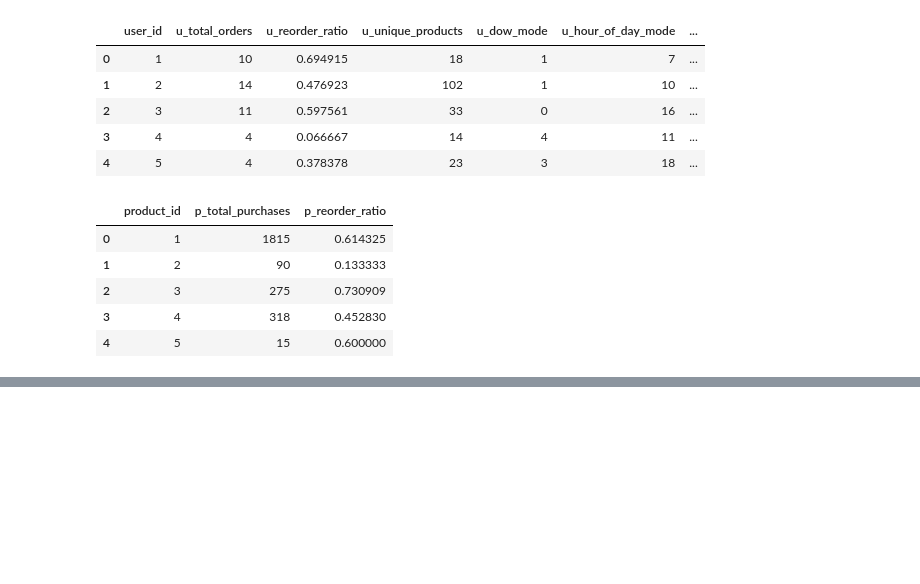
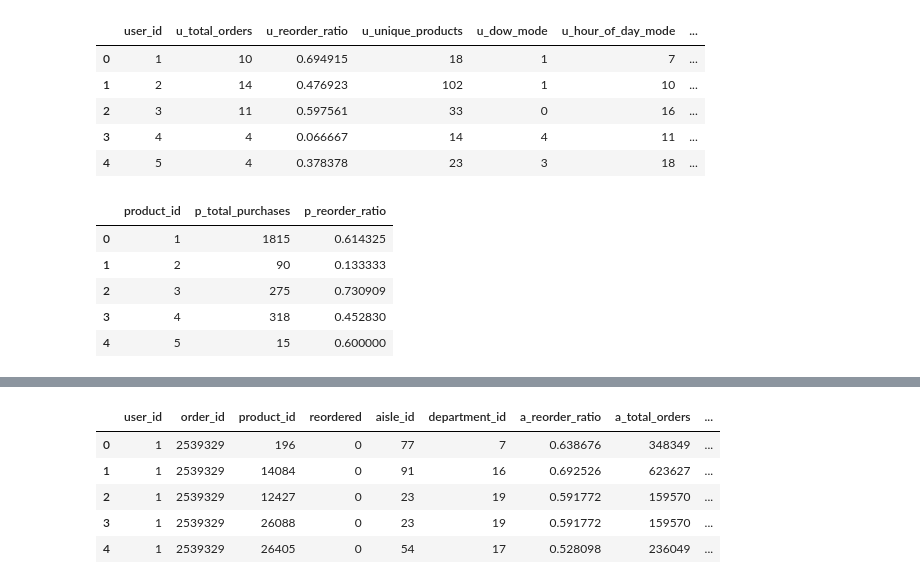
Before and after one commit to darianyee/Instacart---Data-Science-Project, a Jupyter notebook: src/main.ipynb, the cells around one changed output, grey strips where cells are left out. Drawn from its saved outputs; the diff is of its cells as text; code cells hidden in the pictures; blank space fills up the shorter version.

Commit message:
Completed aisle and department features

```diff
--- a/src/main.ipynb
+++ b/src/main.ipynb
@@ -205,0 +217,11 @@ product_features.get_product_features(op).head()
+# %%
+#Creating aisle and department features
+
+opad = op.merge(
+    products[['product_id', 'aisle_id', 'department_id']],
+    how='left',
+    on='product_id'
+)
+
+opad=opad[['user_id', 'order_id', 'product_id', 'reordered', 'aisle_id', 'department_id']]
+opad.head()
@@ -205,0 +235,9 @@ product_features.get_product_features(op).head()
+# %%
+aisle_and_department_features = aisle_and_department_features.get_aisle_department_features(opad).head()
+# %% [output]
+|  | user_id | order_id | product_id | reordered | aisle_id | department_id | a_reorder_ratio | a_total_orders | ... |
+| 0 | 1 | 2539329 | 196 | 0 | 77 | 7 | 0.638676 | 348349 | ... |
+| 1 | 1 | 2539329 | 14084 | 0 | 91 | 16 | 0.692526 | 623627 | ... |
+| 2 | 1 | 2539329 | 12427 | 0 | 23 | 19 | 0.591772 | 159570 | ... |
+| 3 | 1 | 2539329 | 26088 | 0 | 23 | 19 | 0.591772 | 159570 | ... |
+| 4 | 1 | 2539329 | 26405 | 0 | 54 | 17 | 0.528098 | 236049 | ... |
```
Also changed, not shown: parts of 5 cells of this notebook, 2 other files.
